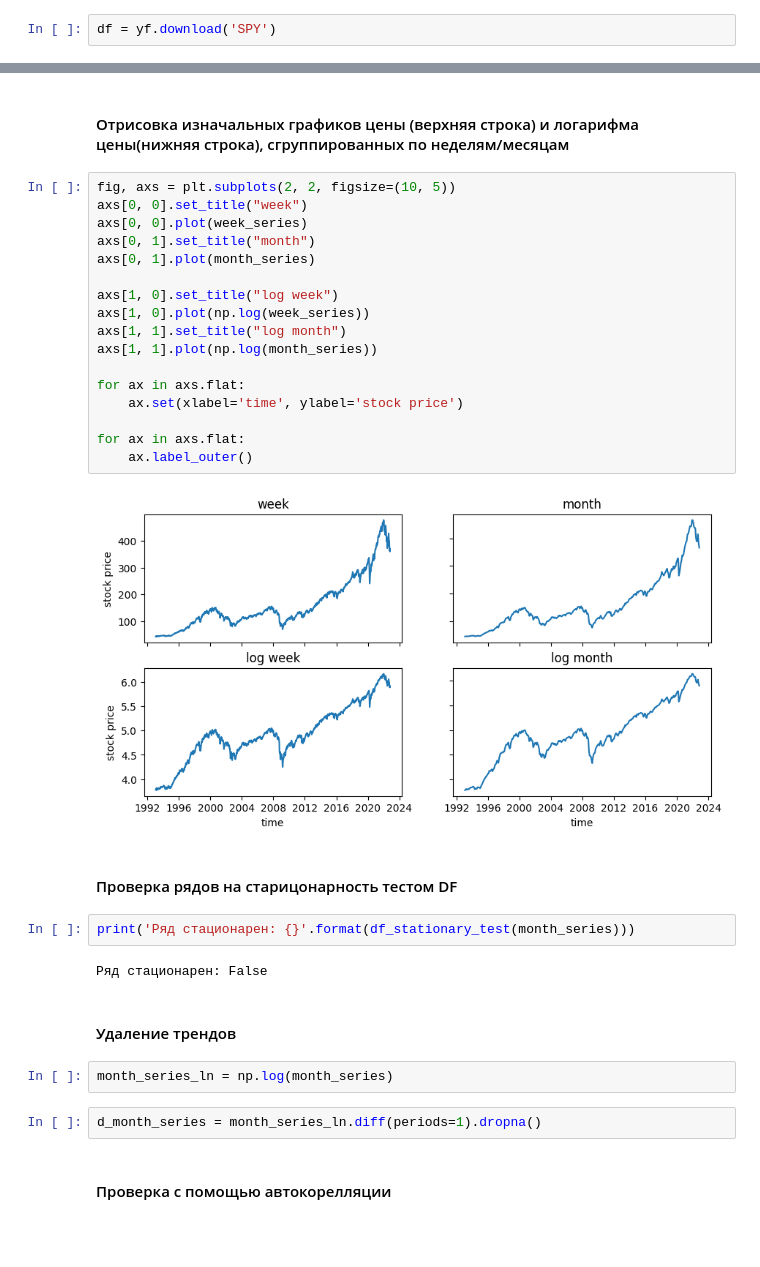
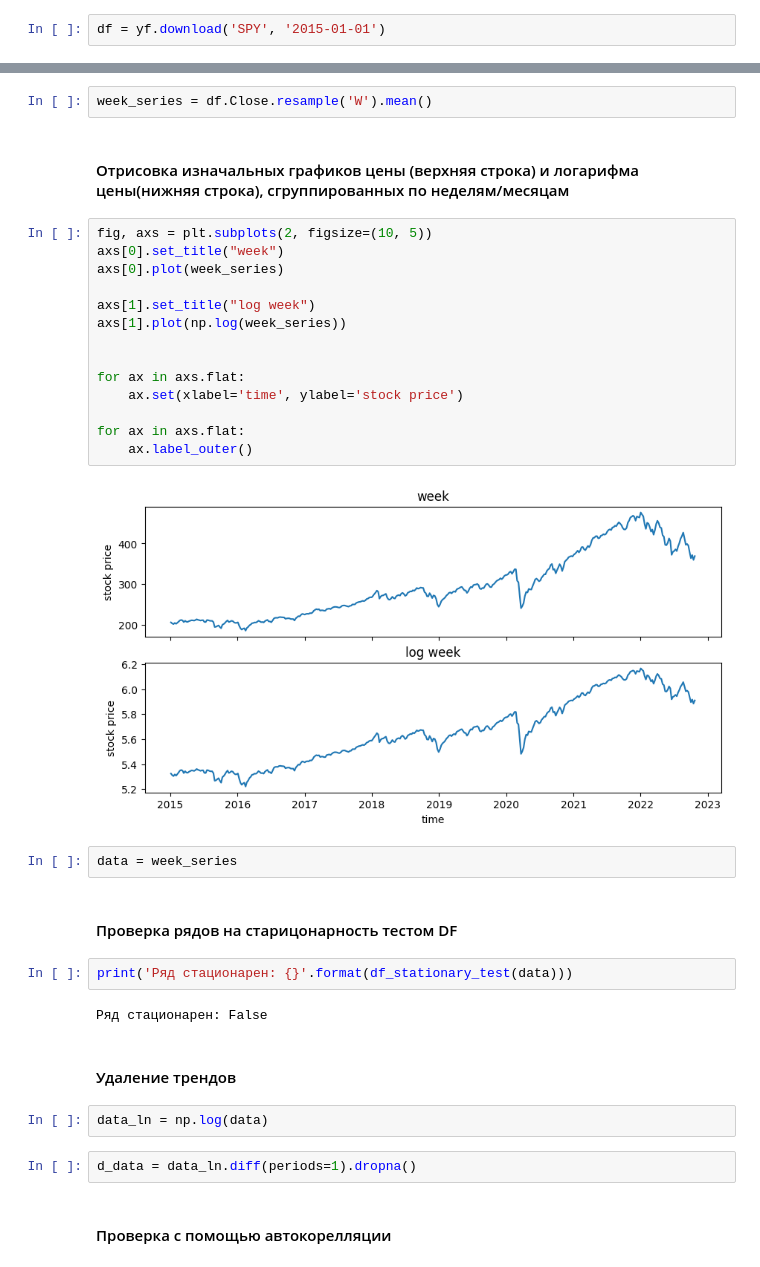
Before and after one commit to mokaruuns/education_itmo, a Jupyter notebook: da/lab2/01.ipynb, the cells around one changed output, grey strips where cells are left out. Drawn from its saved outputs; the diff is of its cells as text; blank space fills up the shorter version.

```diff
--- a/da/lab2/01.ipynb
+++ b/da/lab2/01.ipynb
@@ -59,7 +60,7 @@ def df_stationary_test(df_row: np.ndarray) -> bool:
 # %% [markdown]
 # Загрузка данных
 # %%
-df = yf.download('SPY')
+df = yf.download('SPY', '2015-01-01')
 # %% [output]
 [*********************100%***********************]  1 of 1 completed
 # %% [markdown]
@@ -71,36 +69,37 @@ month_series = df.groupby(pd.Grouper(freq="1M")).mean().Close
+# %%
+week_series = df.Close.resample('W').mean()
 # %% [markdown]
 #### Отрисовка изначальных графиков цены (верхняя строка) и логарифма цены(нижняя строка), сгруппированных по неделям/месяцам
 # %%
-fig, axs = plt.subplots(2, 2, figsize=(10, 5))
-axs[0, 0].set_title("week")
-axs[0, 0].plot(week_series)
-axs[0, 1].set_title("month")
-axs[0, 1].plot(month_series)
+fig, axs = plt.subplots(2, figsize=(10, 5))
+axs[0].set_title("week")
+axs[0].plot(week_series)
 
-axs[1, 0].set_title("log week")
-axs[1, 0].plot(np.log(week_series))
-axs[1, 1].set_title("log month")
-axs[1, 1].plot(np.log(month_series))
+axs[1].set_title("log week")
+axs[1].plot(np.log(week_series))
+
 
 for ax in axs.flat:
     ax.set(xlabel='time', ylabel='stock price')
 
 for ax in axs.flat:
     ax.label_outer()
 # %% [output]
-[figure, old version]
+[figure, new version]
+# %%
+data = week_series
 # %% [markdown]
 #### Проверка рядов на старицонарность тестом DF
 # %%
-print('Ряд стационарен: {}'.format(df_stationary_test(month_series)))
+print('Ряд стационарен: {}'.format(df_stationary_test(data)))
 # %% [output]
 Ряд стационарен: False
 # %% [markdown]
 #### Удаление трендов
 # %%
-month_series_ln = np.log(month_series)
+data_ln = np.log(data)
 # %%
-d_month_series = month_series_ln.diff(periods=1).dropna()
+d_data = data_ln.diff(periods=1).dropna()
 # %% [markdown]
 #### Проверка с помощью автокорелляции
 # %%
```
Also changed, not shown: parts of 22 cells of this notebook.
